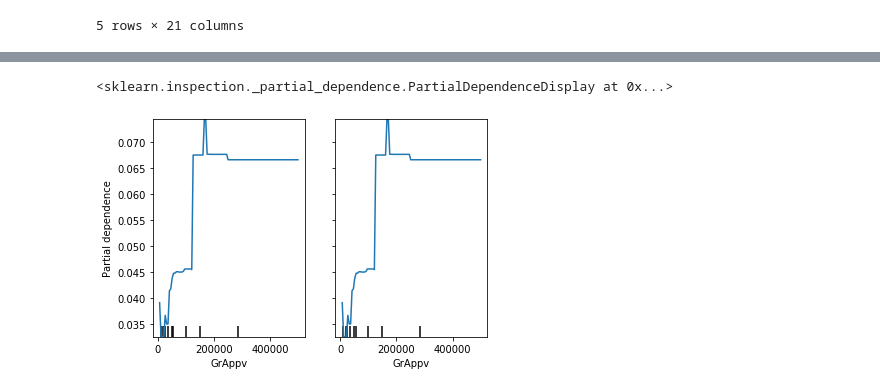
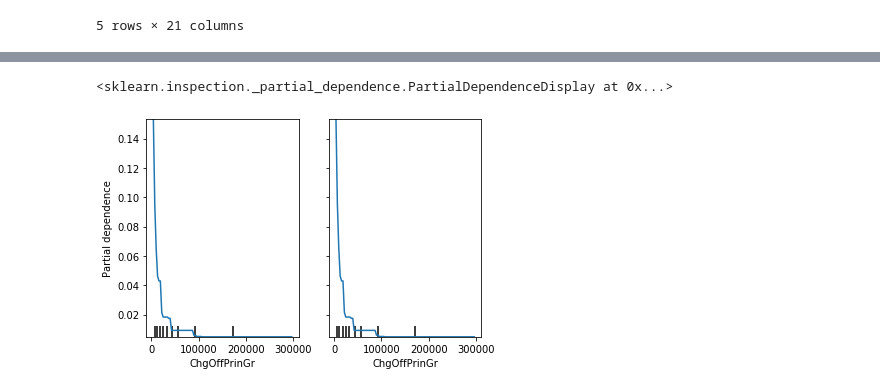
Before and after one commit to tteofili/xai-playground, a Jupyter notebook: pdp_dt.ipynb, the cells around one changed output, grey strips where cells are left out. Saved outputs shown, nothing was run; the diff lists cells and outputs as text; code cells hidden in the pictures.

Commit message:
some changes to pdp plots

```diff
--- a/pdp_dt.ipynb
+++ b/pdp_dt.ipynb
@@ -9,7 +9,7 @@ from sklearn import preprocessing
 import matplotlib.pyplot as plt
 import lime.lime_tabular
 # %%
-df = pd.read_csv('SBAnational.csv')
+df = pd.read_csv('/home/tteofili/Downloads/SBAnational.csv')
 df.head()
 # %% [output]
 |  | LoanNr_ChkDgt | Name | City | State | Zip | Bank | BankState | NAICS | ApprovalDate | ... |
@@ -81,7 +81,7 @@ df.head()
 | 60 | 13187 | 22 | 10131 | 3393 | 43 | 1997 | 1997 | 1997 | 1 | 1997 | ... |
 5 rows × 21 columns
 # %%
-dt = DecisionTreeClassifier(max_depth=12)
+dt = DecisionTreeClassifier(max_depth=8)
 dt.fit(X_train, Y_train)
 print(dt.feature_importances_)
 importances = dt.feature_importances_
@@ -103,7 +124,7 @@ sklearn.metrics.accuracy_score(Y_test, dt.predict(X_test))
 # %%
 from sklearn.inspection import plot_partial_dependence
-features = [18, (18)]
+features = [17, (17)]
 plot_partial_dependence(dt, X_train, features)
 # %% [output]
 <sklearn.inspection._partial_dependence.PartialDependenceDisplay at 0x...>
-[figure, old version]
+[figure, new version]
```
Also changed, not shown: parts of 4 cells of this notebook, 1 other file.
